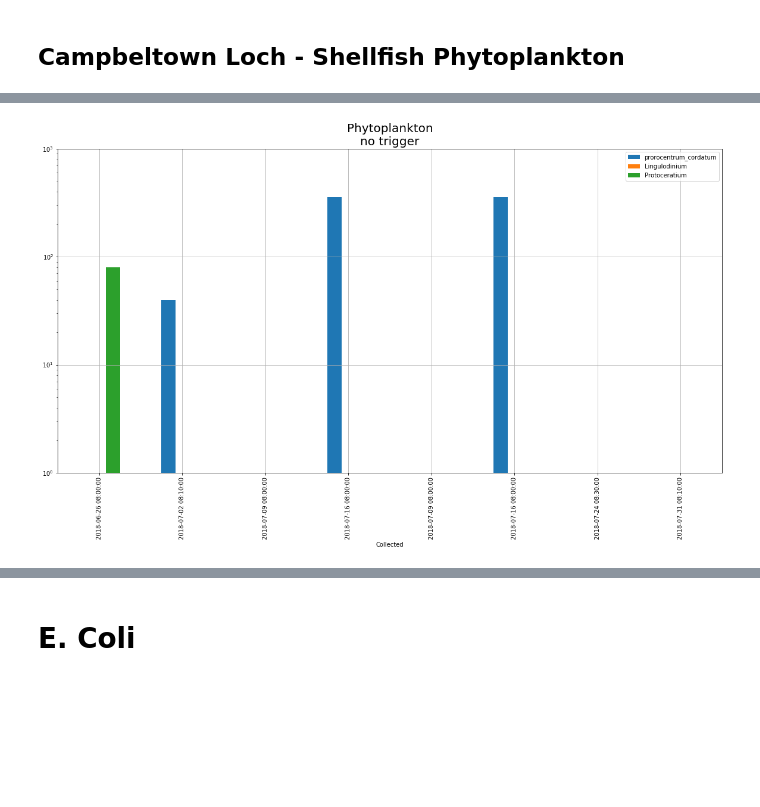
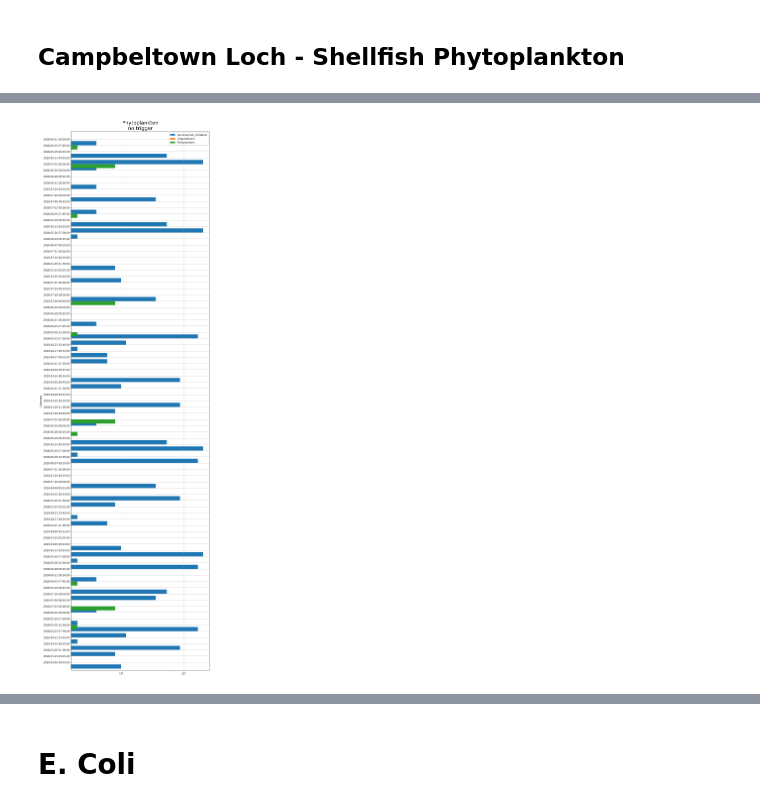
Before and after one commit to douglasmacdonald/python, a Jupyter notebook: notebooks/water_quality.ipynb, the cells around one changed output, grey strips where cells are left out. Drawn from its saved outputs; the diff is of its cells as text; code cells hidden in the pictures; blank space fills up the shorter version.

```diff
--- a/notebooks/water_quality.ipynb
+++ b/notebooks/water_quality.ipynb
@@ -238,12 +256,18 @@ plot_pyhtoplankton(pyhtoplankton_ct)
 # %%
 def plot_pyhtoplankton_no_trig(pyhtoplankton, header_pyhtoplanktons_no_trig):
     pyhtoplankton_no_trig = pyhtoplankton[header_pyhtoplanktons_no_trig]
-    ax = pyhtoplankton_no_trig.plot.bar(figsize=(20, 10), grid=True, logy=True, ylim=(1, 1000))
+
+    ax = pyhtoplankton_no_trig.plot.barh(figsize=(10, 40)
+                                         , grid=True
+                                         , logx=True
+                                         , ylim=(1, 1000)
+                                        , width=2)
+
     ax.set_title(label="Phytoplankton\nno trigger", fontsize=20)
 
 plot_pyhtoplankton_no_trig(pyhtoplankton_ct, header_pyhtoplanktons_no_trig)
 # %% [output]
-[figure, old version]
+[figure, new version]
 # %%
 def plot_pyhtoplankton_trig(pyhtoplankton, header_pyhtoplanktons_trig):
     pyhtoplankton_ct_trig = pyhtoplankton[header_pyhtoplanktons_trig]
```
Also changed, not shown: parts of 16 cells of this notebook.
